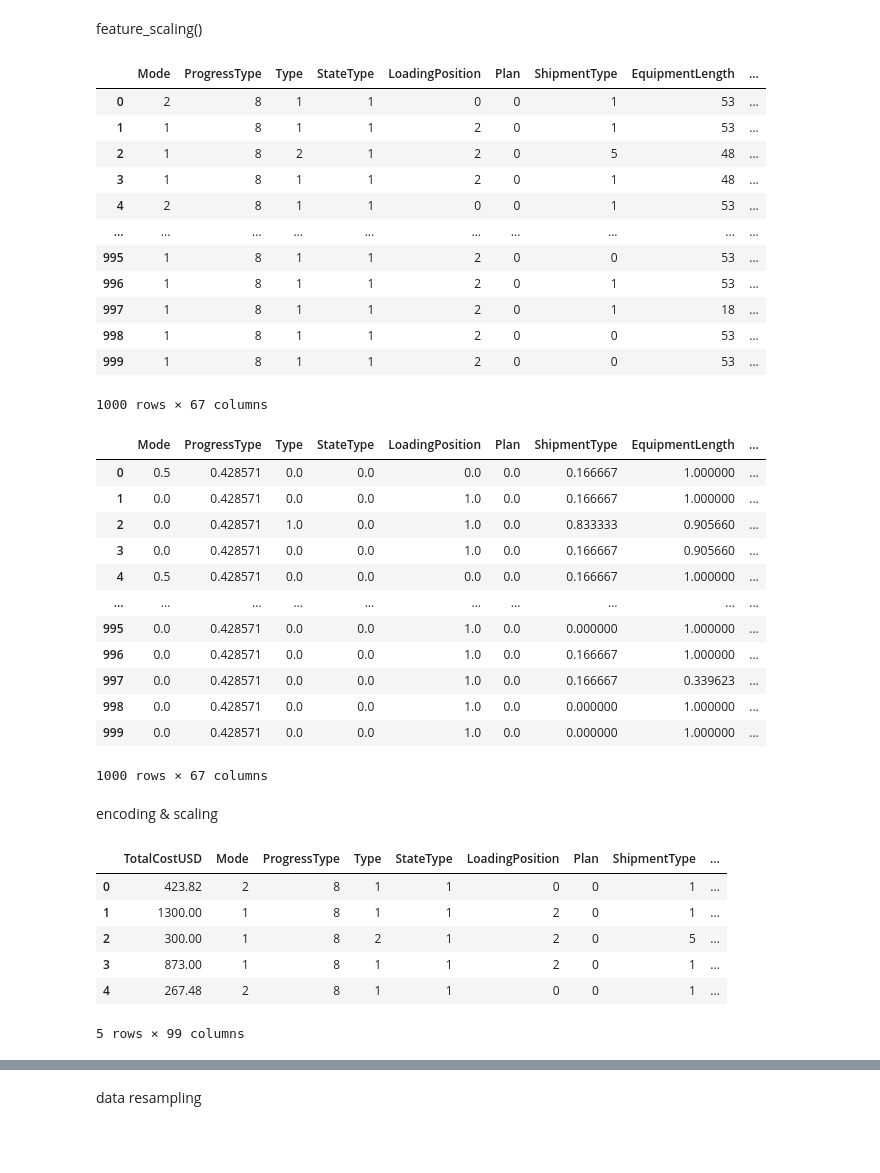
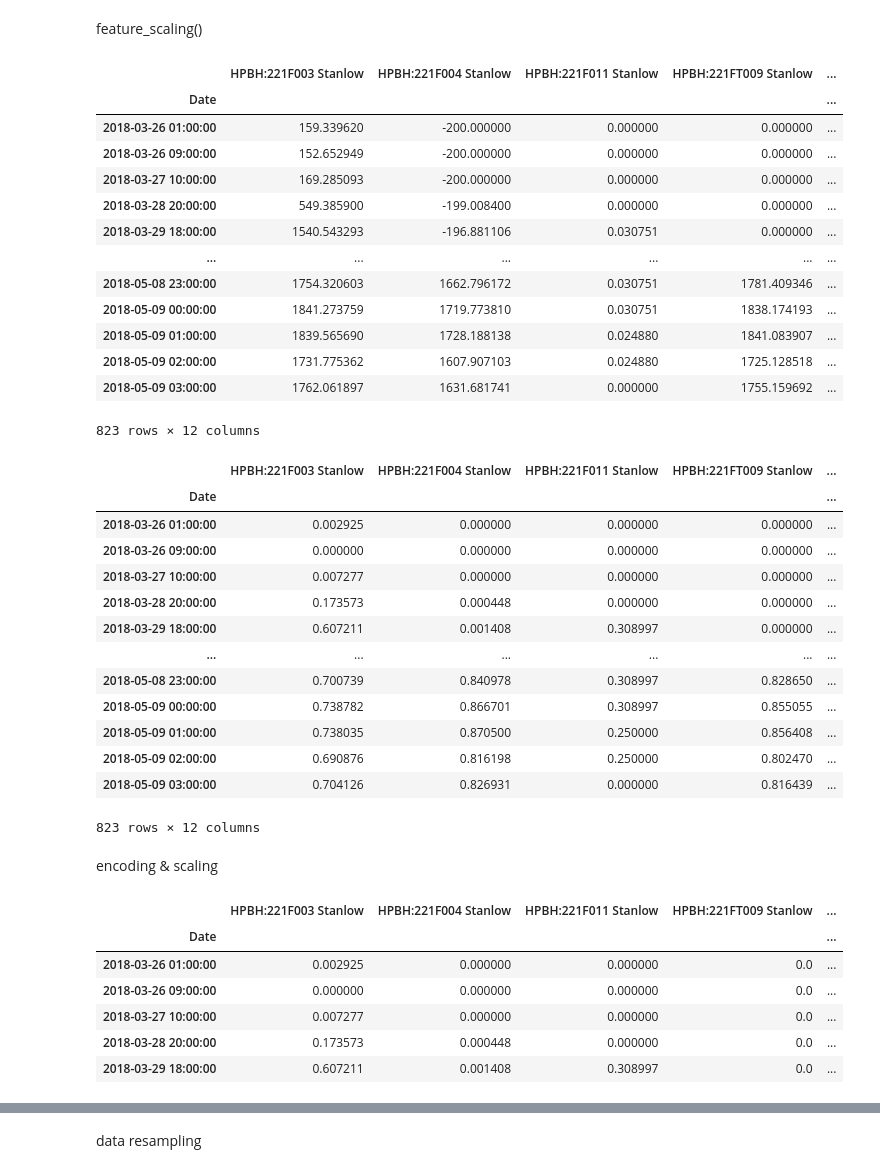
Before and after one commit to Rain-Elutions/Data-Processing-Automation, a Jupyter notebook: test.ipynb, the cells around one changed output, grey strips where cells are left out. Cells and saved outputs as stored; diff of their text form; code cells hidden in the pictures; blank space fills up the shorter version.

```diff
--- a/test.ipynb
+++ b/test.ipynb
@@ -236,6 +240,6 @@ object     11
 Name: count, dtype: int64
 # %%
-be = BinaryEncoding(df, 'TotalCostUSD')
+be = BinaryEncoding(df, 'HPBH:221F008 Stanlow')
 bool_cols = be.get_columns()
 df[bool_cols].head()
 # %% [output]
@@ -258,5 +264,5 @@ df[bool_cols].head()
 # %%
-te = TargetEncoding(df, 'TotalCostUSD')
+te = TargetEncoding(df, 'HPBH:221F008 Stanlow')
 categorical_cols = te.get_columns()
 df[categorical_cols].head()
 # %% [output]
@@ -279,40 +288,42 @@ df[categorical_cols].head()
 # %% [markdown]
 feature_scaling()
 # %%
-minmax_scaling = MinMaxScaling(df, 'TotalCostUSD')
+minmax_scaling = MinMaxScaling(df, 'HPBH:221F008 Stanlow')
 numerical_cols = minmax_scaling.get_columns()
 df[numerical_cols]
 # %% [output]
-|  | Mode | ProgressType | Type | StateType | LoadingPosition | Plan | ShipmentType | EquipmentLength | ... |
-| 0 | 2 | 8 | 1 | 1 | 0 | 0 | 1 | 53 | ... |
-| 1 | 1 | 8 | 1 | 1 | 2 | 0 | 1 | 53 | ... |
-| 2 | 1 | 8 | 2 | 1 | 2 | 0 | 5 | 48 | ... |
-| 3 | 1 | 8 | 1 | 1 | 2 | 0 | 1 | 48 | ... |
-| 4 | 2 | 8 | 1 | 1 | 0 | 0 | 1 | 53 | ... |
-| ... | ... | ... | ... | ... | ... | ... | ... | ... | ... |
-| 995 | 1 | 8 | 1 | 1 | 2 | 0 | 0 | 53 | ... |
-| 996 | 1 | 8 | 1 | 1 | 2 | 0 | 1 | 53 | ... |
-| 997 | 1 | 8 | 1 | 1 | 2 | 0 | 1 | 18 | ... |
-| 998 | 1 | 8 | 1 | 1 | 2 | 0 | 0 | 53 | ... |
-| 999 | 1 | 8 | 1 | 1 | 2 | 0 | 0 | 53 | ... |
+|  | HPBH:221F003 Stanlow | HPBH:221F004 Stanlow | HPBH:221F011 Stanlow | HPBH:221FT009 Stanlow | ... |
+| Date |  |  |  |  | ... |
+| 2018-03-26 01:00:00 | 159.339620 | -200.000000 | 0.000000 | 0.000000 | ... |
+| 2018-03-26 09:00:00 | 152.652949 | -200.000000 | 0.000000 | 0.000000 | ... |
+| 2018-03-27 10:00:00 | 169.285093 | -200.000000 | 0.000000 | 0.000000 | ... |
+| 2018-03-28 20:00:00 | 549.385900 | -199.008400 | 0.000000 | 0.000000 | ... |
+| 2018-03-29 18:00:00 | 1540.543293 | -196.881106 | 0.030751 | 0.000000 | ... |
+| ... | ... | ... | ... | ... | ... |
+| 2018-05-08 23:00:00 | 1754.320603 | 1662.796172 | 0.030751 | 1781.409346 | ... |
+| 2018-05-09 00:00:00 | 1841.273759 | 1719.773810 | 0.030751 | 1838.174193 | ... |
+| 2018-05-09 01:00:00 | 1839.565690 | 1728.188138 | 0.024880 | 1841.083907 | ... |
+| 2018-05-09 02:00:00 | 1731.775362 | 1607.907103 | 0.024880 | 1725.128518 | ... |
+| 2018-05-09 03:00:00 | 1762.061897 | 1631.681741 | 0.000000 | 1755.159692 | ... |
-1000 rows × 67 columns
+823 rows × 12 columns
 # %%
 df = minmax_scaling.scale()
 df[numerical_cols]
 # %% [output]
-|  | Mode | ProgressType | Type | StateType | LoadingPosition | Plan | ShipmentType | EquipmentLength | ... |
-| 0 | 0.5 | 0.428571 | 0.0 | 0.0 | 0.0 | 0.0 | 0.166667 | 1.000000 | ... |
-| 1 | 0.0 | 0.428571 | 0.0 | 0.0 | 1.0 | 0.0 | 0.166667 | 1.000000 | ... |
-| 2 | 0.0 | 0.428571 | 1.0 | 0.0 | 1.0 | 0.0 | 0.833333 | 0.905660 | ... |
-| 3 | 0.0 | 0.428571 | 0.0 | 0.0 | 1.0 | 0.0 | 0.166667 | 0.905660 | ... |
-| 4 | 0.5 | 0.428571 | 0.0 | 0.0 | 0.0 | 0.0 | 0.166667 | 1.000000 | ... |
-| ... | ... | ... | ... | ... | ... | ... | ... | ... | ... |
-| 995 | 0.0 | 0.428571 | 0.0 | 0.0 | 1.0 | 0.0 | 0.000000 | 1.000000 | ... |
-| 996 | 0.0 | 0.428571 | 0.0 | 0.0 | 1.0 | 0.0 | 0.166667 | 1.000000 | ... |
-| 997 | 0.0 | 0.428571 | 0.0 | 0.0 | 1.0 | 0.0 | 0.166667 | 0.339623 | ... |
-| 998 | 0.0 | 0.428571 | 0.0 | 0.0 | 1.0 | 0.0 | 0.000000 | 1.000000 | ... |
-| 999 | 0.0 | 0.428571 | 0.0 | 0.0 | 1.0 | 0.0 | 0.000000 | 1.000000 | ... |
+|  | HPBH:221F003 Stanlow | HPBH:221F004 Stanlow | HPBH:221F011 Stanlow | HPBH:221FT009 Stanlow | ... |
+| Date |  |  |  |  | ... |
+| 2018-03-26 01:00:00 | 0.002925 | 0.000000 | 0.000000 | 0.000000 | ... |
+| 2018-03-26 09:00:00 | 0.000000 | 0.000000 | 0.000000 | 0.000000 | ... |
+| 2018-03-27 10:00:00 | 0.007277 | 0.000000 | 0.000000 | 0.000000 | ... |
+| 2018-03-28 20:00:00 | 0.173573 | 0.000448 | 0.000000 | 0.000000 | ... |
+| 2018-03-29 18:00:00 | 0.607211 | 0.001408 | 0.308997 | 0.000000 | ... |
+| ... | ... | ... | ... | ... | ... |
+| 2018-05-08 23:00:00 | 0.700739 | 0.840978 | 0.308997 | 0.828650 | ... |
+| 2018-05-09 00:00:00 | 0.738782 | 0.866701 | 0.308997 | 0.855055 | ... |
+| 2018-05-09 01:00:00 | 0.738035 | 0.870500 | 0.250000 | 0.856408 | ... |
+| 2018-05-09 02:00:00 | 0.690876 | 0.816198 | 0.250000 | 0.802470 | ... |
+| 2018-05-09 03:00:00 | 0.704126 | 0.826931 | 0.000000 | 0.816439 | ... |
-1000 rows × 67 columns
+823 rows × 12 columns
 # %% [markdown]
 encoding & scaling
 # %%
@@ -320,13 +331,13 @@ data_preprocessing = DataPreprocessing(df, 'TotalCostUSD')
 # %%
 df.head()
 # %% [output]
-|  | TotalCostUSD | Mode | ProgressType | Type | StateType | LoadingPosition | Plan | ShipmentType | ... |
-| 0 | 423.82 | 2 | 8 | 1 | 1 | 0 | 0 | 1 | ... |
-| 1 | 1300.00 | 1 | 8 | 1 | 1 | 2 | 0 | 1 | ... |
-| 2 | 300.00 | 1 | 8 | 2 | 1 | 2 | 0 | 5 | ... |
-| 3 | 873.00 | 1 | 8 | 1 | 1 | 2 | 0 | 1 | ... |
-| 4 | 267.48 | 2 | 8 | 1 | 1 | 0 | 0 | 1 | ... |
+|  | HPBH:221F003 Stanlow | HPBH:221F004 Stanlow | HPBH:221F011 Stanlow | HPBH:221FT009 Stanlow | ... |
+| Date |  |  |  |  | ... |
+| 2018-03-26 01:00:00 | 0.002925 | 0.000000 | 0.000000 | 0.0 | ... |
+| 2018-03-26 09:00:00 | 0.000000 | 0.000000 | 0.000000 | 0.0 | ... |
+| 2018-03-27 10:00:00 | 0.007277 | 0.000000 | 0.000000 | 0.0 | ... |
+| 2018-03-28 20:00:00 | 0.173573 | 0.000448 | 0.000000 | 0.0 | ... |
+| 2018-03-29 18:00:00 | 0.607211 | 0.001408 | 0.308997 | 0.0 | ... |
-5 rows × 99 columns
 # %%
 df = data_preprocessing.feature_encoding(df)
 df = data_preprocessing.feature_scaling(df)
```
Also changed, not shown: parts of 23 cells of this notebook.
